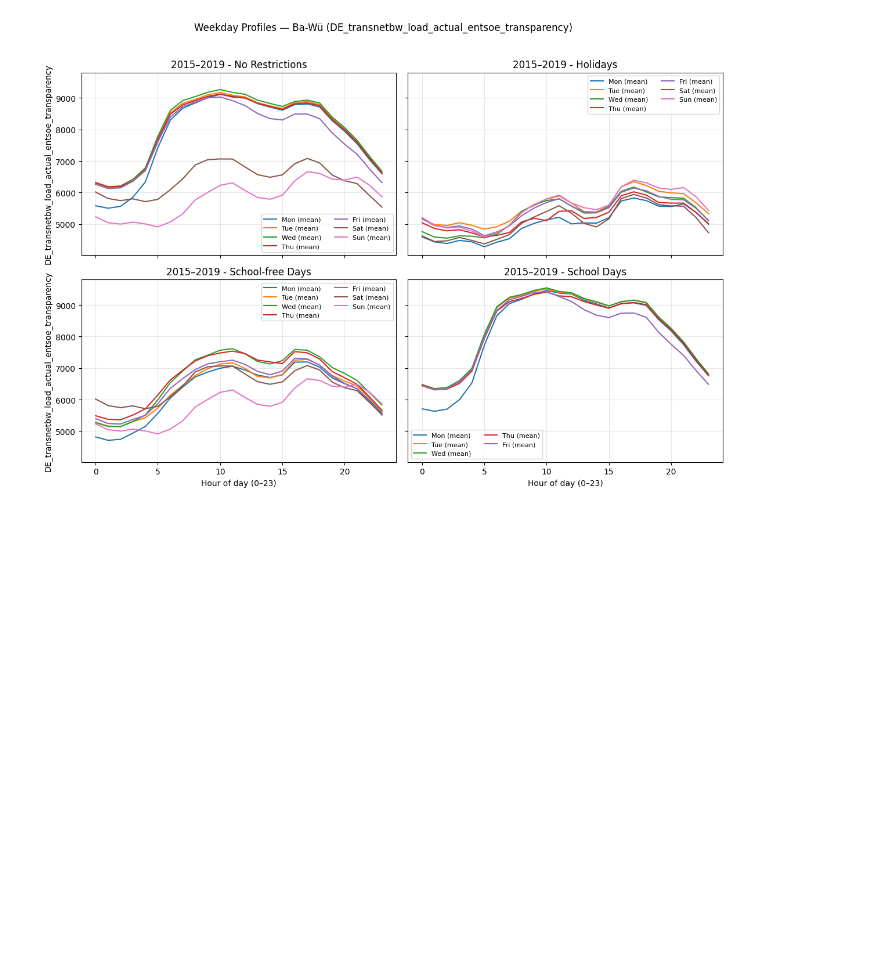
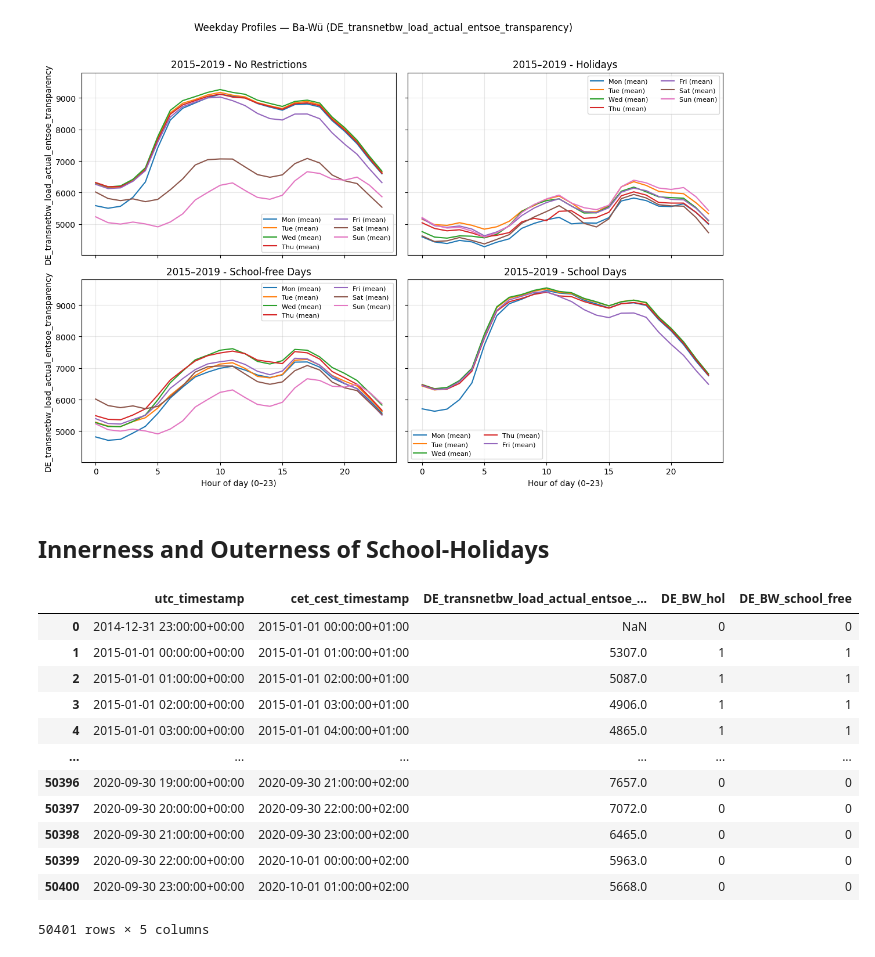
Before and after one commit to F-Skorz/electricity-demand-project, a Jupyter notebook: notebooks/04_EngineerHolidaynessFeature.ipynb, the cells around one changed output. Drawn from its saved outputs; the diff is of its cells as text; code cells hidden in the pictures; blank space fills up the shorter version.

Commit message:
New: feature_anal_eng, Set up: Innerness and Outerness of School-Holiday

```diff
--- a/notebooks/04_EngineerHolidaynessFeature.ipynb
+++ b/notebooks/04_EngineerHolidaynessFeature.ipynb
@@ -336,3 +337,21 @@ plt.tight_layout()
 plt.show()
 # %% [output]
 [figure]
+# %% [markdown]
+<h2> Innerness and Outerness of School-Holidays  </h2>
+# %%
+BW_load_hol_df
+# %% [output]
+|  | utc_timestamp | cet_cest_timestamp | DE_transnetbw_load_actual_entsoe_... | DE_BW_hol | DE_BW_school_free |
+| 0 | 2014-12-31 23:00:00+00:00 | 2015-01-01 00:00:00+01:00 | NaN | 0 | 0 |
+| 1 | 2015-01-01 00:00:00+00:00 | 2015-01-01 01:00:00+01:00 | 5307.0 | 1 | 1 |
+| 2 | 2015-01-01 01:00:00+00:00 | 2015-01-01 02:00:00+01:00 | 5087.0 | 1 | 1 |
+| 3 | 2015-01-01 02:00:00+00:00 | 2015-01-01 03:00:00+01:00 | 4906.0 | 1 | 1 |
+| 4 | 2015-01-01 03:00:00+00:00 | 2015-01-01 04:00:00+01:00 | 4865.0 | 1 | 1 |
+| ... | ... | ... | ... | ... | ... |
+| 50396 | 2020-09-30 19:00:00+00:00 | 2020-09-30 21:00:00+02:00 | 7657.0 | 0 | 0 |
+| 50397 | 2020-09-30 20:00:00+00:00 | 2020-09-30 22:00:00+02:00 | 7072.0 | 0 | 0 |
+| 50398 | 2020-09-30 21:00:00+00:00 | 2020-09-30 23:00:00+02:00 | 6465.0 | 0 | 0 |
+| 50399 | 2020-09-30 22:00:00+00:00 | 2020-10-01 00:00:00+02:00 | 5963.0 | 0 | 0 |
+| 50400 | 2020-09-30 23:00:00+00:00 | 2020-10-01 01:00:00+02:00 | 5668.0 | 0 | 0 |
+50401 rows × 5 columns
```
Also changed, not shown: parts of 4 cells of this notebook, 1 other file.
